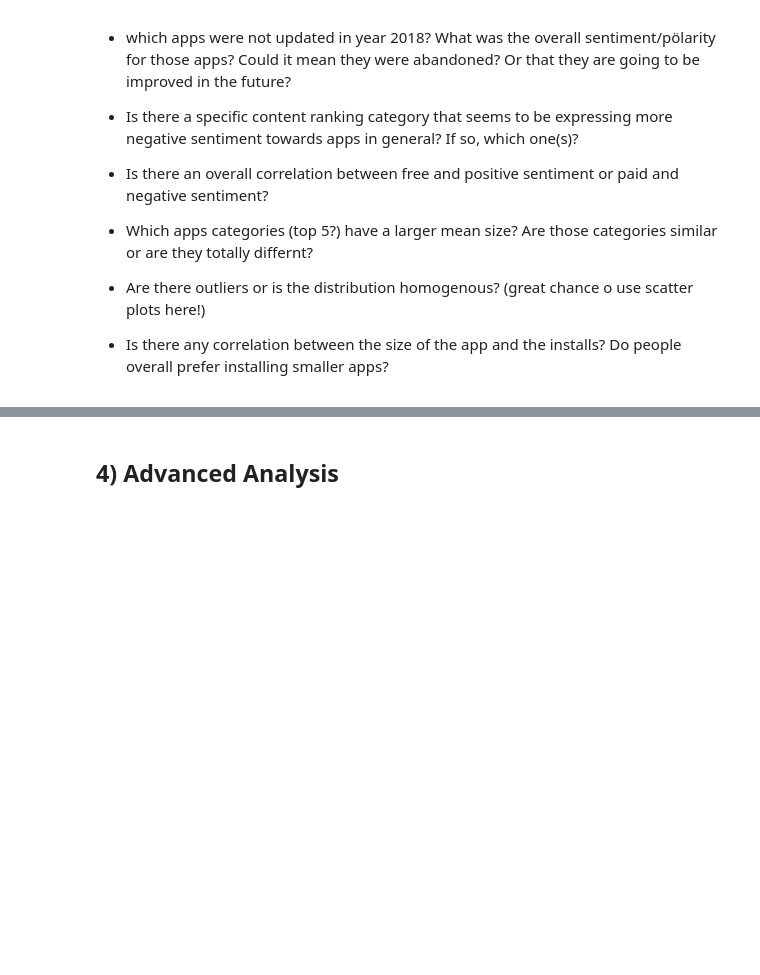
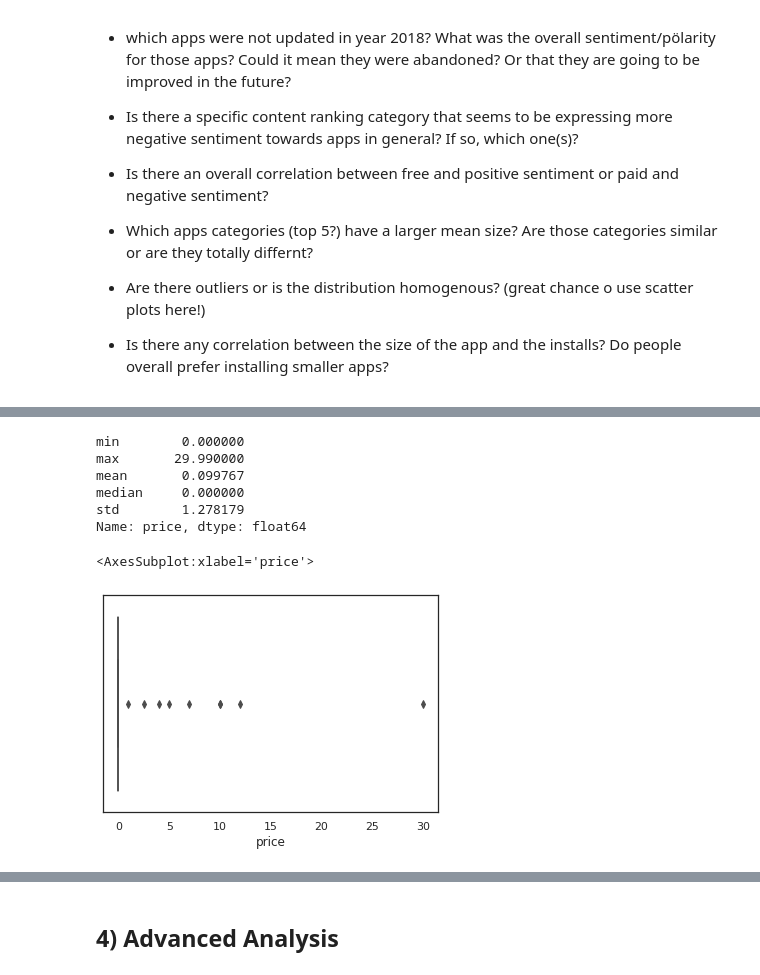
Before and after one commit to GOliviero92/Google-Apps-Analysis, a Jupyter notebook: data_analysis.ipynb, the cells around one changed output, grey strips where cells are left out. Drawn from its saved outputs; the diff is of its cells as text; code cells hidden in the pictures; blank space fills up the shorter version.

```diff
--- a/data_analysis.ipynb
+++ b/data_analysis.ipynb
@@ -162,0 +247,16 @@ for variable, subplot in zip(categorical, ax.flatten()):
+# %%
+#using the result_avg dataframe
+result_avg.price.agg(['min','max','mean','median','std'])
+# %% [output]
+min        0.000000
+max       29.990000
+mean       0.099767
+median     0.000000
+std        1.278179
+Name: price, dtype: float64
+# %%
+sns.set_theme(style='white')
+sns.boxplot(data=result_avg, x="price")
+# %% [output]
+<AxesSubplot:xlabel='price'>
+[figure, added]
```
Also changed, not shown: parts of 49 cells of this notebook.
